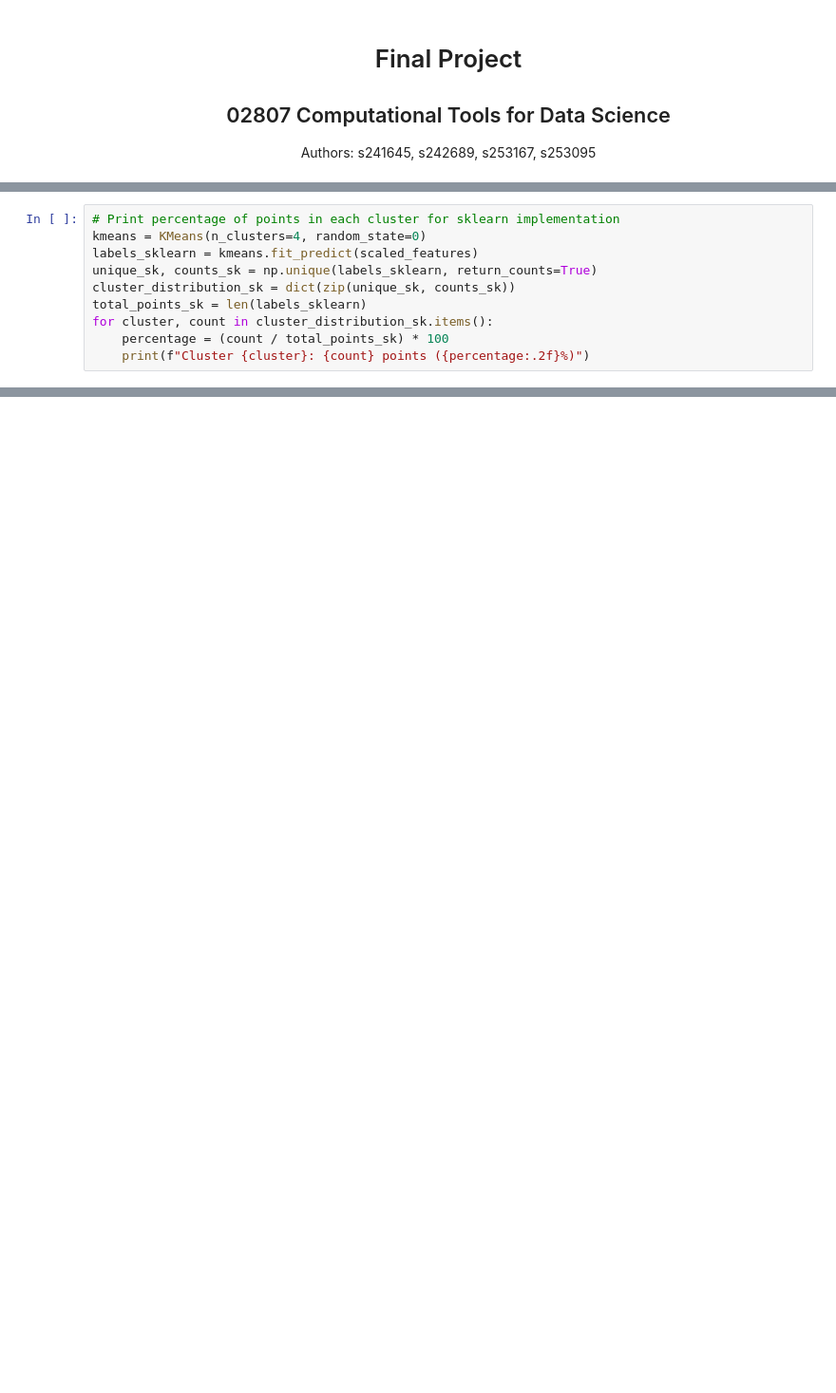
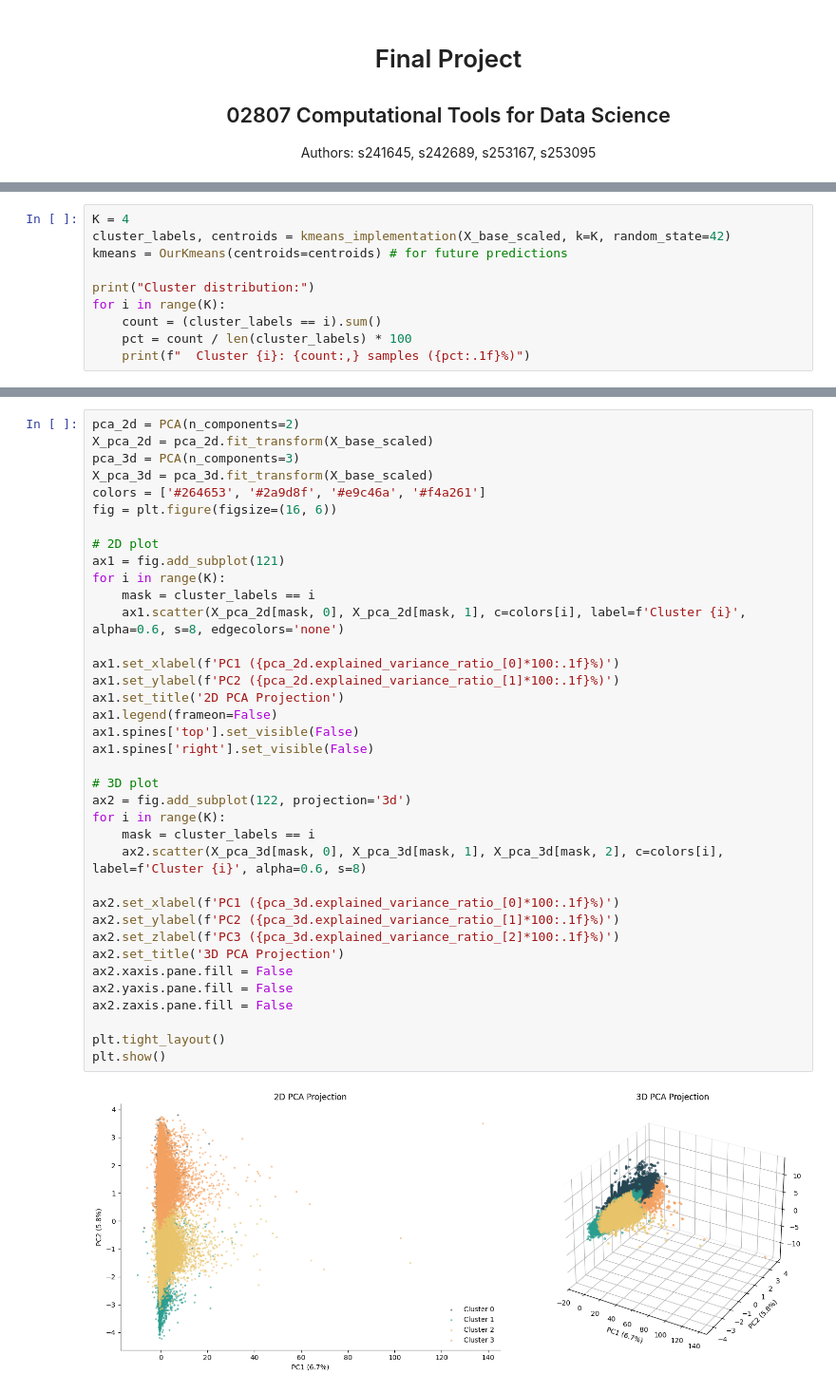
Before and after one commit to sunnakaradottir/data_science, a Jupyter notebook: notebooks/project.ipynb, the cells around one changed output, grey strips where cells are left out. Shown at 95% size. Cells and saved outputs as stored; diff of their text form; blank space fills up the shorter version.

Commit message:
cleaning up project notebook for all steps up until autoencoder

```diff
--- a/notebooks/project.ipynb
+++ b/notebooks/project.ipynb
@@ -286,10 +161,0 @@ Cluster 3: 91386 points (32.37%)
-# %%
-# Print percentage of points in each cluster for sklearn implementation
-kmeans = KMeans(n_clusters=4, random_state=0)
-labels_sklearn = kmeans.fit_predict(scaled_features)
-unique_sk, counts_sk = np.unique(labels_sklearn, return_counts=True)
-cluster_distribution_sk = dict(zip(unique_sk, counts_sk))
-total_points_sk = len(labels_sklearn)
-for cluster, count in cluster_distribution_sk.items():
-    percentage = (count / total_points_sk) * 100
-    print(f"Cluster {cluster}: {count} points ({percentage:.2f}%)")
@@ -300,0 +215,10 @@ Cluster 3: 103682 points (36.72%)
+# %%
+K = 4
+cluster_labels, centroids = kmeans_implementation(X_base_scaled, k=K, random_state=42)
+kmeans = OurKmeans(centroids=centroids) # for future predictions
+
+print("Cluster distribution:")
+for i in range(K):
+    count = (cluster_labels == i).sum()
+    pct = count / len(cluster_labels) * 100
+    print(f"  Cluster {i}: {count:,} samples ({pct:.1f}%)")
@@ -300,0 +236,39 @@ Cluster 3: 103682 points (36.72%)
+# %%
+pca_2d = PCA(n_components=2)
+X_pca_2d = pca_2d.fit_transform(X_base_scaled)
+pca_3d = PCA(n_components=3)
+X_pca_3d = pca_3d.fit_transform(X_base_scaled)
+colors = ['#264653', '#2a9d8f', '#e9c46a', '#f4a261']
+fig = plt.figure(figsize=(16, 6))
+
+# 2D plot
+ax1 = fig.add_subplot(121)
+for i in range(K):
+    mask = cluster_labels == i
+    ax1.scatter(X_pca_2d[mask, 0], X_pca_2d[mask, 1], c=colors[i], label=f'Cluster {i}', alpha=0.6, s=8, edgecolors='none')
+
+ax1.set_xlabel(f'PC1 ({pca_2d.explained_variance_ratio_[0]*100:.1f}%)')
+ax1.set_ylabel(f'PC2 ({pca_2d.explained_variance_ratio_[1]*100:.1f}%)')
+ax1.set_title('2D PCA Projection')
+ax1.legend(frameon=False)
+ax1.spines['top'].set_visible(False)
+ax1.spines['right'].set_visible(False)
+
+# 3D plot
+ax2 = fig.add_subplot(122, projection='3d')
+for i in range(K):
+    mask = cluster_labels == i
+    ax2.scatter(X_pca_3d[mask, 0], X_pca_3d[mask, 1], X_pca_3d[mask, 2], c=colors[i], label=f'Cluster {i}', alpha=0.6, s=8)
+
+ax2.set_xlabel(f'PC1 ({pca_3d.explained_variance_ratio_[0]*100:.1f}%)')
+ax2.set_ylabel(f'PC2 ({pca_3d.explained_variance_ratio_[1]*100:.1f}%)')
+ax2.set_zlabel(f'PC3 ({pca_3d.explained_variance_ratio_[2]*100:.1f}%)')
+ax2.set_title('3D PCA Projection')
+ax2.xaxis.pane.fill = False
+ax2.yaxis.pane.fill = False
+ax2.zaxis.pane.fill = False
+
+plt.tight_layout()
+plt.show()
+# %% [output]
+[figure, added]
```
Also changed, not shown: parts of 25 cells of this notebook, 1 other file.
